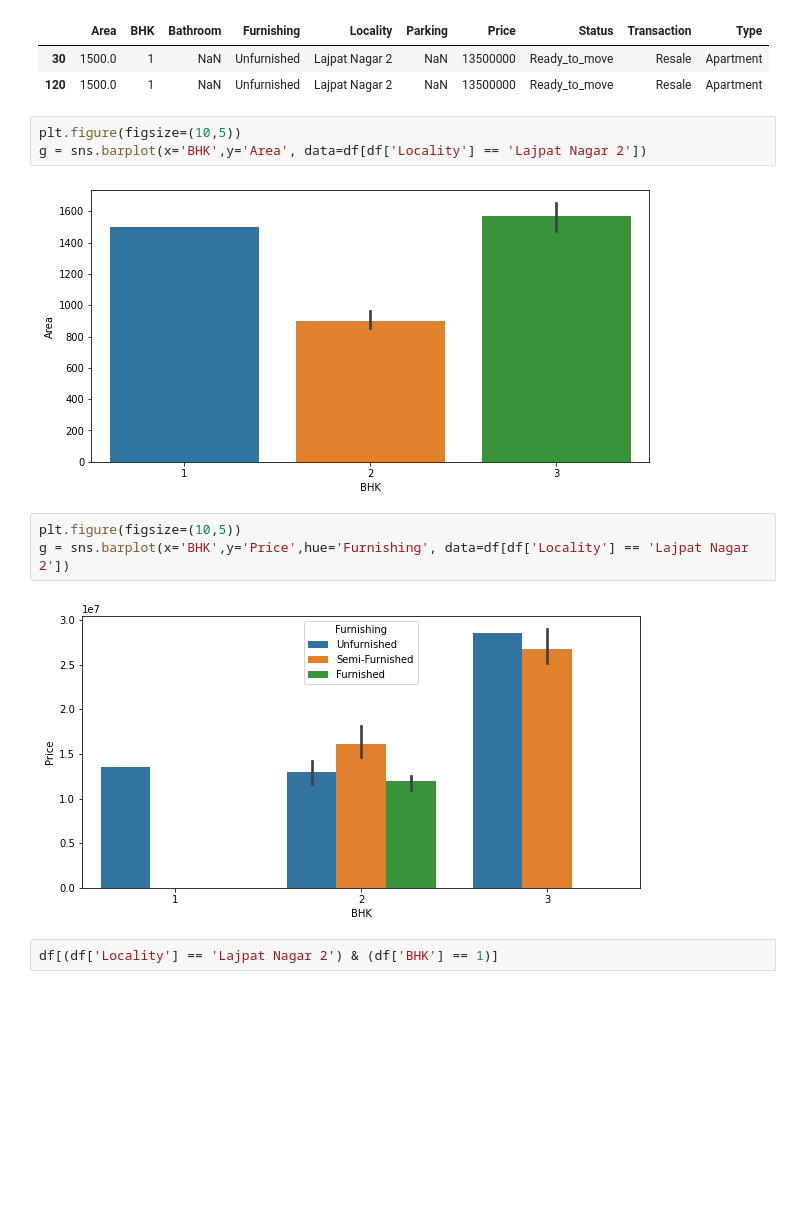
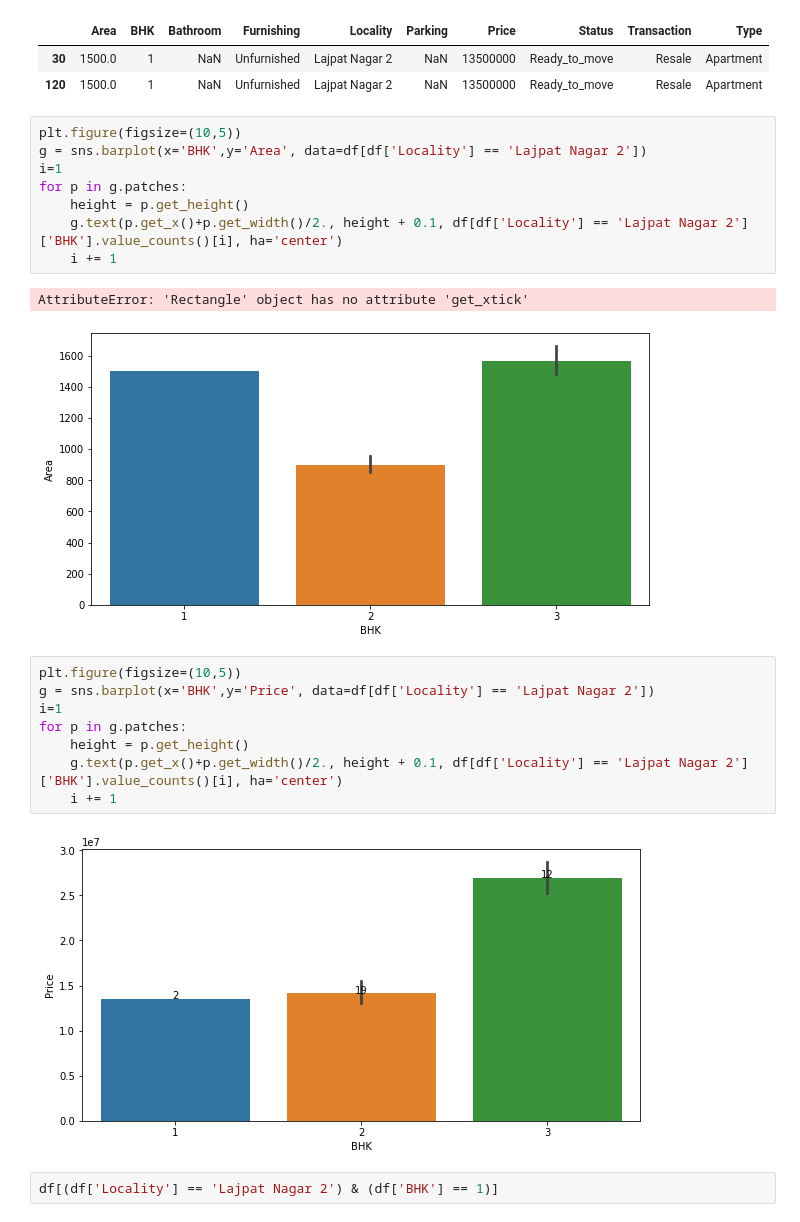
Before and after one commit to Divakar6336/Delhi-House-Price-Prediction, a Jupyter notebook: EDA_v1.ipynb, the cells around one changed output. Cells and saved outputs as stored; diff of their text form; blank space fills up the shorter version.

Commit message:
Minor graph changes

```diff
--- a/EDA_v1.ipynb
+++ b/EDA_v1.ipynb
@@ -81,13 +81,24 @@ df[df['Bathroom'].isna()]
 # %%
 plt.figure(figsize=(10,5))
 g = sns.barplot(x='BHK',y='Area', data=df[df['Locality'] == 'Lajpat Nagar 2'])
+i=1
+for p in g.patches:
+    height = p.get_height()
+    g.text(p.get_x()+p.get_width()/2., height + 0.1, df[df['Locality'] == 'Lajpat Nagar 2']['BHK'].value_counts()[i], ha='center')
+    i += 1
 # %% [output]
+AttributeError: 'Rectangle' object has no attribute 'get_xtick'
 [figure]
 # %%
 plt.figure(figsize=(10,5))
-g = sns.barplot(x='BHK',y='Price',hue='Furnishing', data=df[df['Locality'] == 'Lajpat Nagar 2'])
+g = sns.barplot(x='BHK',y='Price', data=df[df['Locality'] == 'Lajpat Nagar 2'])
+i=1
+for p in g.patches:
+    height = p.get_height()
+    g.text(p.get_x()+p.get_width()/2., height + 0.1, df[df['Locality'] == 'Lajpat Nagar 2']['BHK'].value_counts()[i], ha='center')
+    i += 1
 # %% [output]
-[figure, old version]
+[figure, new version]
 # %%
 df[(df['Locality'] == 'Lajpat Nagar 2') & (df['BHK'] == 1)]
 # %% [output]
```
